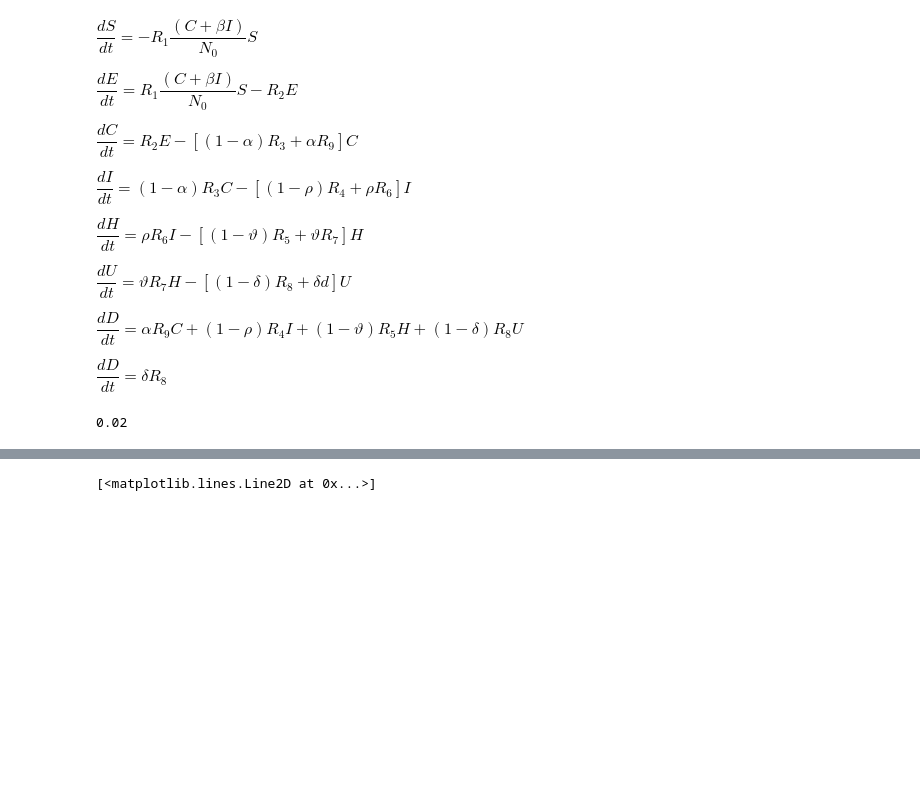
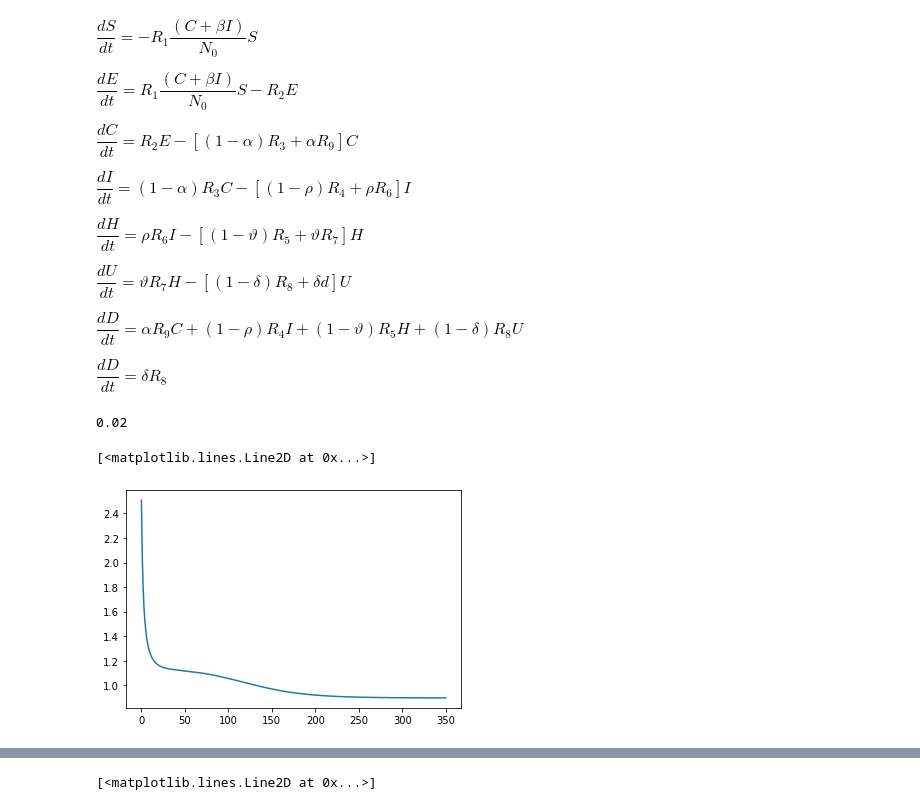
Before and after one commit to ropewe56/corona, a Jupyter notebook: JupyterLab/SEIR/helmholtz.ipynb, the cells around one changed output, grey strips where cells are left out. Cells and saved outputs as stored; diff of their text form; code cells hidden in the pictures; blank space fills up the shorter version.

```diff
--- a/JupyterLab/SEIR/helmholtz.ipynb
+++ b/JupyterLab/SEIR/helmholtz.ipynb
@@ -23,4 +23,38 @@ $\dfrac{dU}{dt} = 𝜗 𝑅_7𝐻−[(1−𝛿)𝑅_8+𝛿𝑑]𝑈$
 $\dfrac{dD}{dt} = 𝛼 𝑅_9 𝐶 + (1−𝜌) 𝑅_4 𝐼 + (1−𝜗) 𝑅_5 𝐻 + (1−𝛿) 𝑅_8 𝑈$
 
 $\dfrac{dD}{dt} = 𝛿 𝑅_8$
+# %%
+def compute_Rt(d0):
+    d = d0[1:] - d0[0:-1]
+    d = np.cumsum(d)
+    Rt = d[4:] - d[:-4]
+    Rt = Rt[4:]/Rt[:-4]
+    return Rt
+
+    for i in range(len(d0)):
+        if d0[i] > 0:
+            break
+    d = d0[i:]
+    d = np.where(d == 0, 1.0e-5, d)
+
+    c0 = d[1:] - d[0:-1]
+    for i in range(len(c0)):
+        if c0[i] > 0:
+            break
+    d = d[i:]
+    newc = c0[i:]
+    newc = np.where(newc < 1.0e-5, 1.0e-5, newc)
+
+    c = 4
+    a = []
+    b = []
+    for i in range(len(newc)-2*c):
+        a.append(np.sum(newc[i:i+c]))
+        b.append(np.sum(newc[i+c:i+2*c]))
+    a = np.array(a)
+    b = np.array(b)
+    a = np.where(a == 0, 1, a)
+    Rt = b/a
+
+    return Rt
 # %%
@@ -49,27 +83,35 @@ print(δ*d)
 # %%
 def helmholtz_model(y, t, N0, R1, R2, R3, R4, R5, R6, R7, R8, R9, α, β, θ, ρ, δ, d):
     S, E, C, I, H, U, R, D = y[0],y[1],y[2],y[3],y[4],y[5],y[6],y[7]
 
     dS = - R1 * (C + β * I) / N0 * S
     dE =   R1 * (C + β * I) / N0 * S - R2 * E
     dC = R2 * E - ((1.0 - α) * R3 + α * R9) * C
     dI = (1.0 - α) * R3 * C - ((1.0 - ρ) * R4 + ρ * R6) * I
     dH = ρ * R6 * I - ((1.0 - θ) * R5 + θ * R7) * H
     dU = θ * R7 * H - ((1.0 - δ) * R8 + δ * d) * U
     dR = α * R9 * C + (1.0 - ρ) * R4 * I + (1.0 - θ) * R5 * H + (1.0 - θ) * R8 * dU
     dD = δ * R8 * U
 
     return np.array([dS, dE, dC, dI, dH, dU, dR, dD])
 
 tmax = 360.0
 y0 = np.zeros(8) + 1.0
 y0[0] = N0
-y0[1] = 100.0
+y0[1] = 1.0e5
 
 t  = np.mgrid[0.0:tmax:360j]
 args = (N0, R1, R2, R3, R4, R5, R6, R7, R8, R9, α, β, θ, ρ, δ, d)
 
 y = scipy.integrate.odeint(helmholtz_model, y0, t, args=args)
+
+C = y[:,6]
+Rt = compute_Rt(C)
+plt.plot(Rt)
+#plt.axis([None, None, 0.0, 5.0])
+# %% [output]
+[<matplotlib.lines.Line2D at 0x...>]
+[figure, added]
 # %%
 plt.semilogy(t, y[:,0])
 plt.semilogy(t, y[:,6])
```
Also changed, not shown: parts of 4 cells of this notebook, 6 other files.
